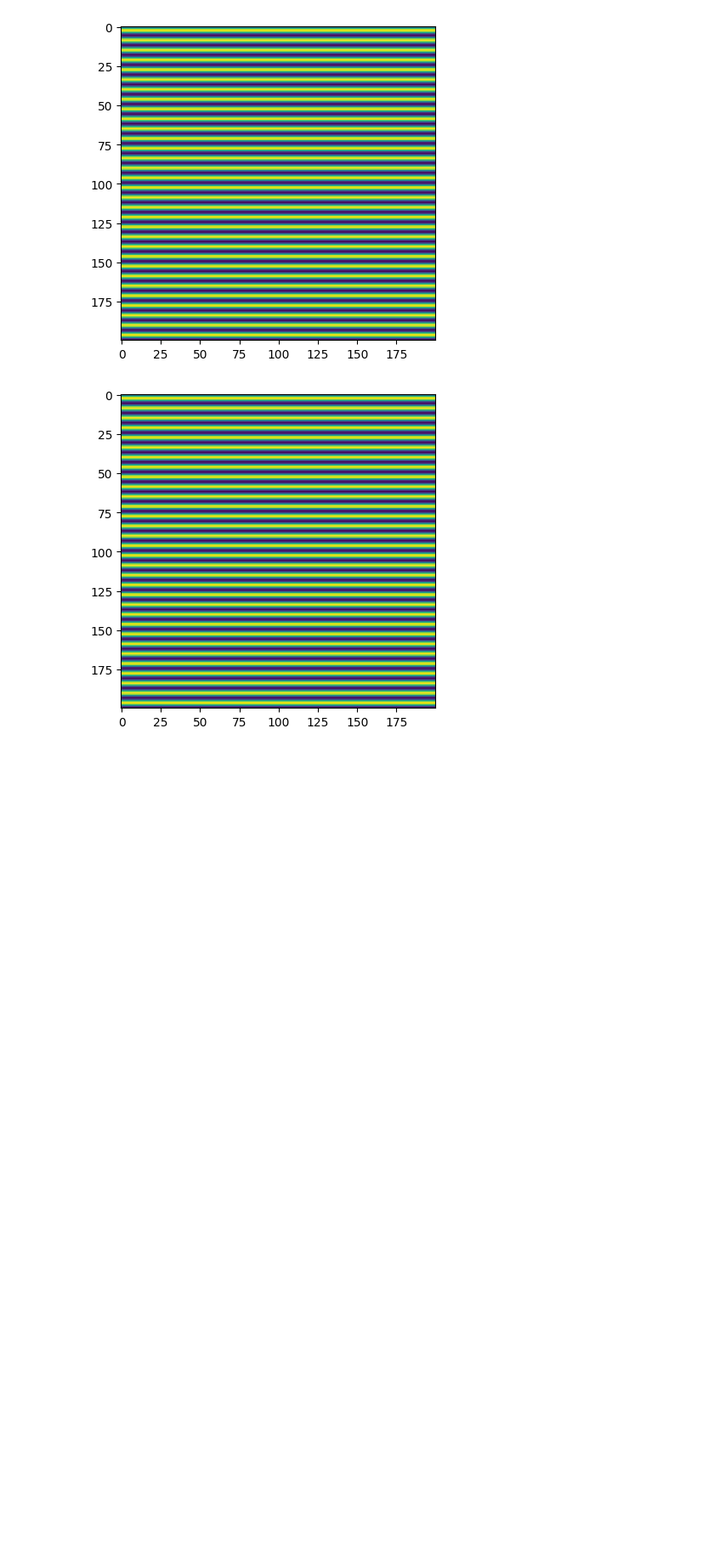
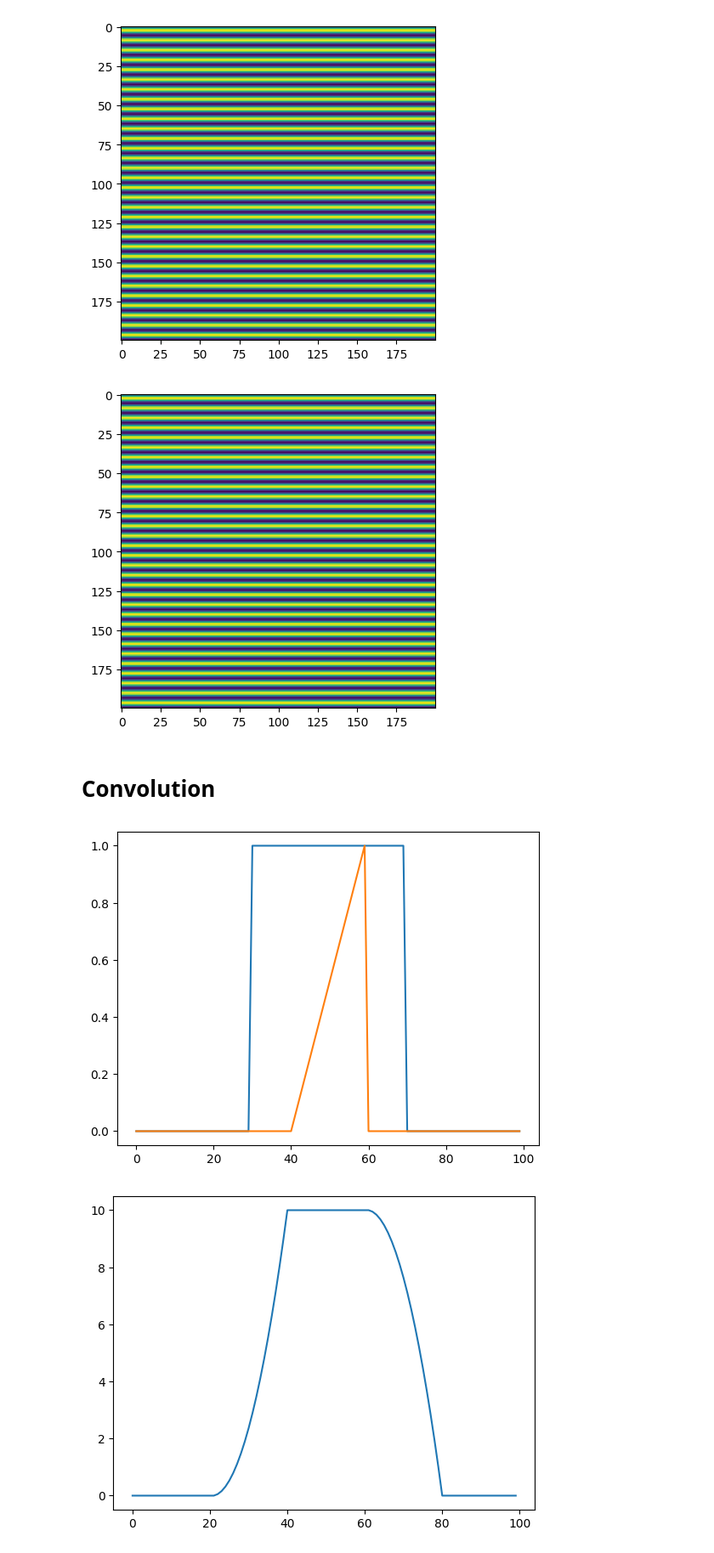
Before and after one commit to farhadnkm/WAVES_AND_OPTICS, a Jupyter notebook: 05-Fourier_optics.ipynb, the cells around one changed output. Shown at 85% size. Cells and saved outputs as stored; diff of their text form; code cells hidden in the pictures; blank space fills up the shorter version.

Commit message:
Convolution and diffraction are added

```diff
--- a/05-Fourier_optics.ipynb
+++ b/05-Fourier_optics.ipynb
@@ -123,3 +123,5 @@ plt.show()
 [figure]
 [figure]
 [figure]
+# %% [markdown]
+# Convolution
@@ -125,0 +131,21 @@ plt.show()
+# %%
+a = np.zeros(100, dtype=np.float64)
+a[30:70] = 1
+b = np.zeros(100, dtype=np.float64)
+b[40:60] = np.linspace(0, 1, 20)
+
+plt.plot(a)
+plt.plot(b)
+plt.show()
+
+
+a = np.concatenate([np.zeros(50), a, np.zeros(50)])
+conv_ab = np.zeros_like(b)
+for i in range(100):
+    conv_ab[i] = np.sum(a[i:i+100] * b[::-1])
+
+plt.plot(conv_ab)
+plt.show()
+# %% [output]
+[figure, added]
+[figure, added]
```
Also changed, not shown: parts of 8 cells of this notebook.
